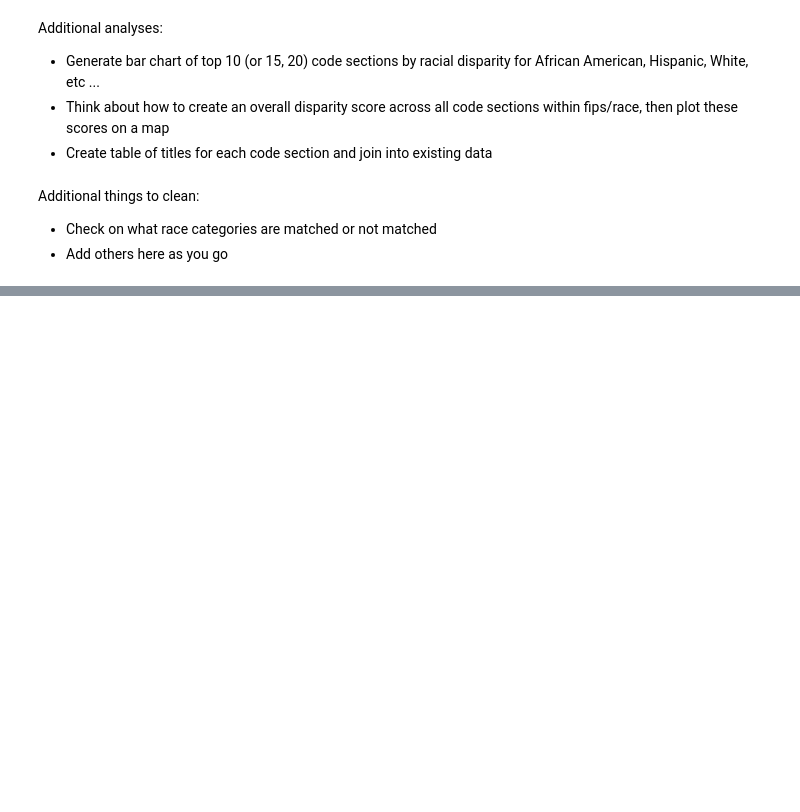
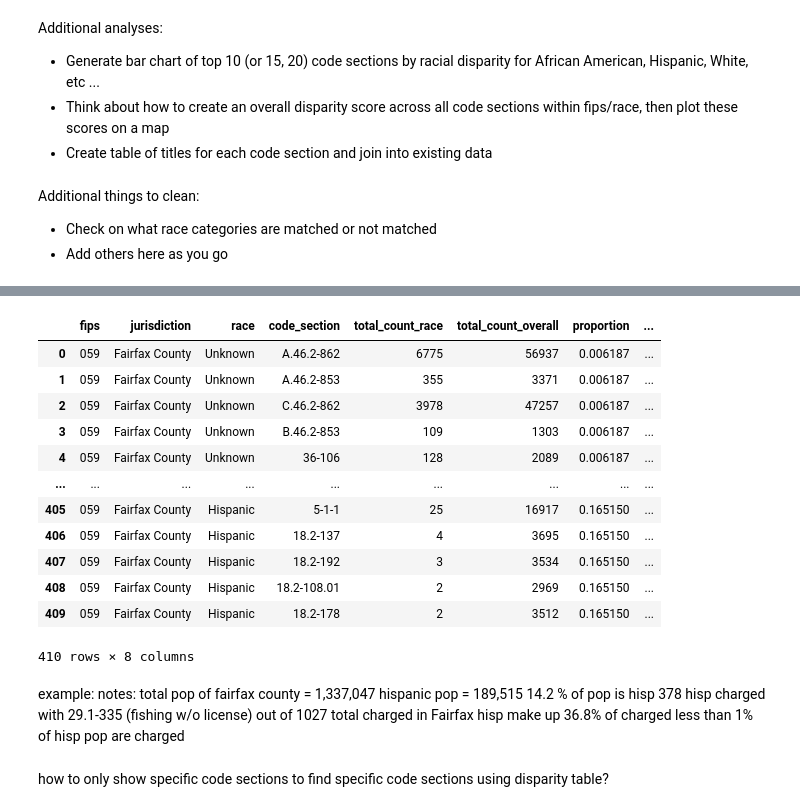
Before and after one commit to code-for-charlottesville/datajustice, a Jupyter notebook: racial_disparity_index.ipynb, the cells around one changed output, grey strips where cells are left out. Saved outputs shown, nothing was run; the diff lists cells and outputs as text; code cells hidden in the pictures; blank space fills up the shorter version.

```diff
--- a/racial_disparity_index.ipynb
+++ b/racial_disparity_index.ipynb
@@ -279,0 +301,30 @@ Additional things to clean:
+# %%
+myquery = """
+SELECT * FROM disparity
+WHERE total_count_overall > 1000 AND jurisdiction = 'Fairfax County'
+ORDER BY disparity_index DESC;
+"""
+pd.read_sql_query(myquery, con=engine)
+# %% [output]
+|  | fips | jurisdiction | race | code_section | total_count_race | total_count_overall | proportion | ... |
+| 0 | 059 | Fairfax County | Unknown | A.46.2-862 | 6775 | 56937 | 0.006187 | ... |
+| 1 | 059 | Fairfax County | Unknown | A.46.2-853 | 355 | 3371 | 0.006187 | ... |
+| 2 | 059 | Fairfax County | Unknown | C.46.2-862 | 3978 | 47257 | 0.006187 | ... |
+| 3 | 059 | Fairfax County | Unknown | B.46.2-853 | 109 | 1303 | 0.006187 | ... |
+| 4 | 059 | Fairfax County | Unknown | 36-106 | 128 | 2089 | 0.006187 | ... |
+| ... | ... | ... | ... | ... | ... | ... | ... | ... |
+| 405 | 059 | Fairfax County | Hispanic | 5-1-1 | 25 | 16917 | 0.165150 | ... |
+| 406 | 059 | Fairfax County | Hispanic | 18.2-137 | 4 | 3695 | 0.165150 | ... |
+| 407 | 059 | Fairfax County | Hispanic | 18.2-192 | 3 | 3534 | 0.165150 | ... |
+| 408 | 059 | Fairfax County | Hispanic | 18.2-108.01 | 2 | 2969 | 0.165150 | ... |
+| 409 | 059 | Fairfax County | Hispanic | 18.2-178 | 2 | 3512 | 0.165150 | ... |
+410 rows × 8 columns
+# %% [markdown]
+example: notes: total pop of fairfax county = 1,337,047
+hispanic pop = 189,515
+14.2 % of pop is hisp
+378 hisp charged with 29.1-335 (fishing w/o license) out of 1027 total charged in Fairfax
+hisp make up 36.8% of charged
+less than 1% of hisp pop are charged
+# %% [markdown]
+how to only show specific code sections to find specific code sections using disparity table?
```
Also changed, not shown: parts of 1 cell of this notebook.
